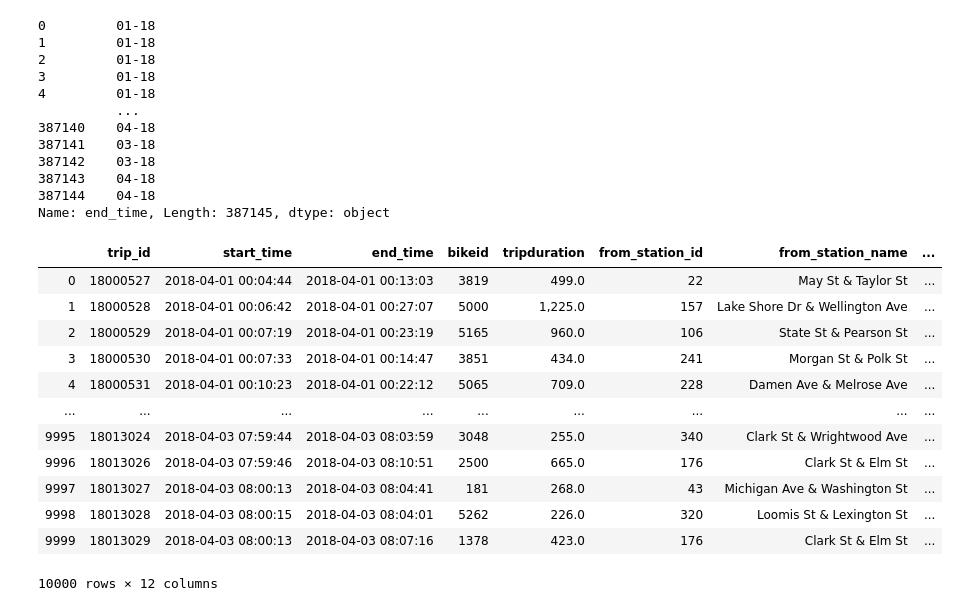
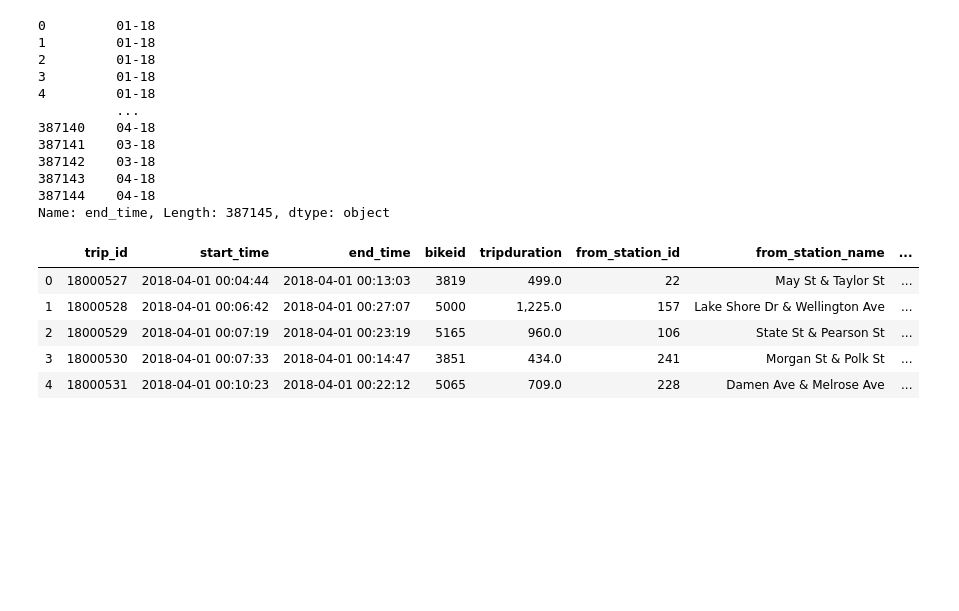
Before and after one commit to AlejandraRosa/Divvy_Project, a Jupyter notebook: Divvy_main.ipynb, the cells around one changed output. Cells and saved outputs as stored; diff of their text form; code cells hidden in the pictures; blank space fills up the shorter version.

```diff
--- a/Divvy_main.ipynb
+++ b/Divvy_main.ipynb
@@ -60,18 +60,11 @@ q1_data.end_time.dt.strftime('%m-%y')
 387144    04-18
 Name: end_time, Length: 387145, dtype: object
 # %%
-q2_data.head(10000)
+q2_data.head()
 # %% [output]
 |  | trip_id | start_time | end_time | bikeid | tripduration | from_station_id | from_station_name | ... |
 | 0 | 18000527 | 2018-04-01 00:04:44 | 2018-04-01 00:13:03 | 3819 | 499.0 | 22 | May St & Taylor St | ... |
 | 1 | 18000528 | 2018-04-01 00:06:42 | 2018-04-01 00:27:07 | 5000 | 1,225.0 | 157 | Lake Shore Dr & Wellington Ave | ... |
 | 2 | 18000529 | 2018-04-01 00:07:19 | 2018-04-01 00:23:19 | 5165 | 960.0 | 106 | State St & Pearson St | ... |
 | 3 | 18000530 | 2018-04-01 00:07:33 | 2018-04-01 00:14:47 | 3851 | 434.0 | 241 | Morgan St & Polk St | ... |
 | 4 | 18000531 | 2018-04-01 00:10:23 | 2018-04-01 00:22:12 | 5065 | 709.0 | 228 | Damen Ave & Melrose Ave | ... |
-| ... | ... | ... | ... | ... | ... | ... | ... | ... |
-| 9995 | 18013024 | 2018-04-03 07:59:44 | 2018-04-03 08:03:59 | 3048 | 255.0 | 340 | Clark St & Wrightwood Ave | ... |
-| 9996 | 18013026 | 2018-04-03 07:59:46 | 2018-04-03 08:10:51 | 2500 | 665.0 | 176 | Clark St & Elm St | ... |
-| 9997 | 18013027 | 2018-04-03 08:00:13 | 2018-04-03 08:04:41 | 181 | 268.0 | 43 | Michigan Ave & Washington St | ... |
-| 9998 | 18013028 | 2018-04-03 08:00:15 | 2018-04-03 08:04:01 | 5262 | 226.0 | 320 | Loomis St & Lexington St | ... |
-| 9999 | 18013029 | 2018-04-03 08:00:13 | 2018-04-03 08:07:16 | 1378 | 423.0 | 176 | Clark St & Elm St | ... |
-10000 rows × 12 columns
```
Also changed, not shown: parts of 35 cells of this notebook.
